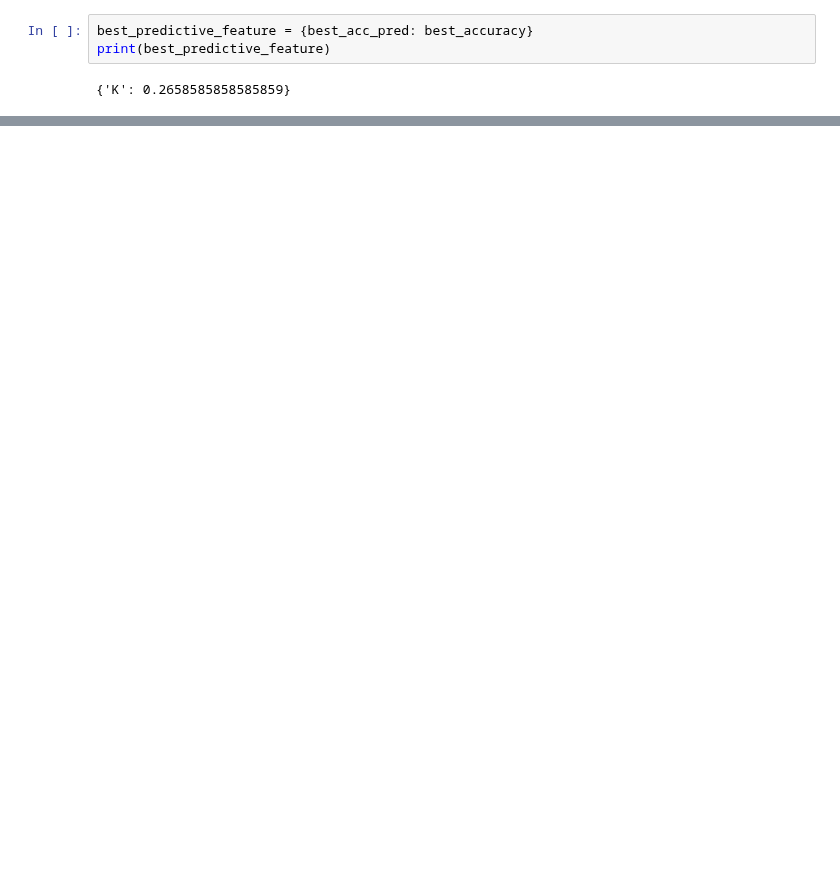
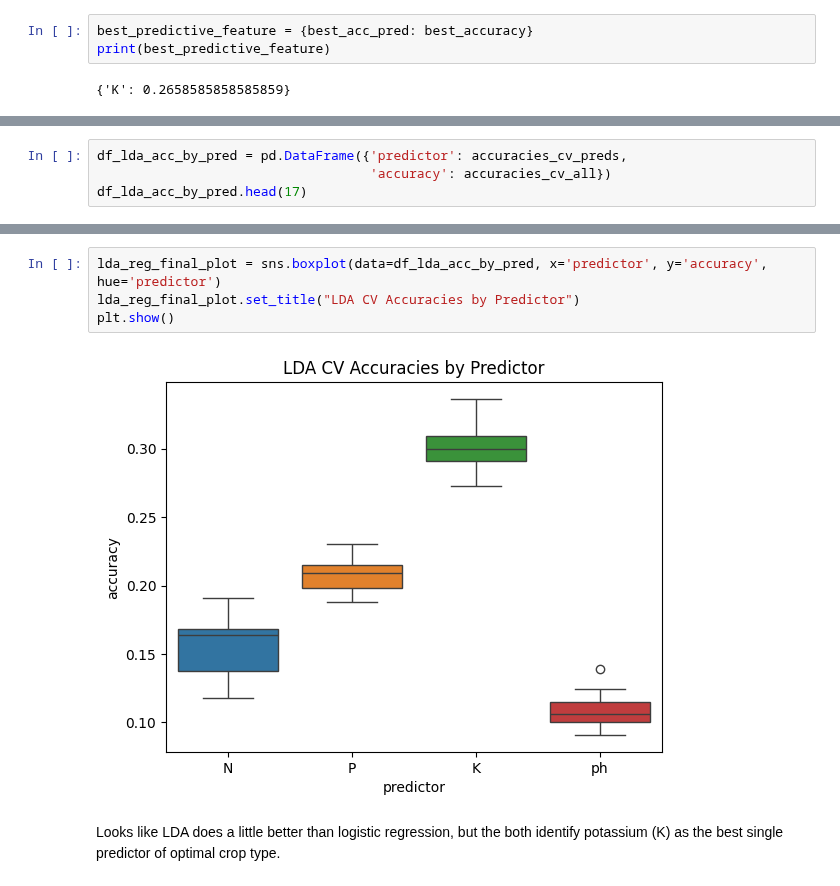
Before and after one commit to MichaelSzczepaniak/DataCamp, a Jupyter notebook: Tracks/Associate Data Scientist/33 Project 9 - Predictive Modeling for Agriculture/PredictiveModelingForAg.ipynb, the cells around one changed output, grey strips where cells are left out. Cells and saved outputs as stored; diff of their text form; blank space fills up the shorter version.

```diff
--- a/Tracks/Associate Data Scientist/33 Project 9 - Predictive Modeling for Agriculture/PredictiveModelingForAg.ipynb
+++ b/Tracks/Associate Data Scientist/33 Project 9 - Predictive Modeling for Agriculture/PredictiveModelingForAg.ipynb
@@ -244,0 +337,4 @@ print(best_predictive_feature)
+# %%
+df_lda_acc_by_pred = pd.DataFrame({'predictor': accuracies_cv_preds,
+                                   'accuracy': accuracies_cv_all})
+df_lda_acc_by_pred.head(17)
@@ -244,0 +360,8 @@ print(best_predictive_feature)
+# %%
+lda_reg_final_plot = sns.boxplot(data=df_lda_acc_by_pred, x='predictor', y='accuracy', hue='predictor')
+lda_reg_final_plot.set_title("LDA CV Accuracies by Predictor")
+plt.show()
+# %% [output]
+[figure, added]
+# %% [markdown]
+Looks like LDA does a little better than logistic regression, but the both identify potassium (K) as the best single predictor of optimal crop type.
```
Also changed, not shown: parts of 12 cells of this notebook.
